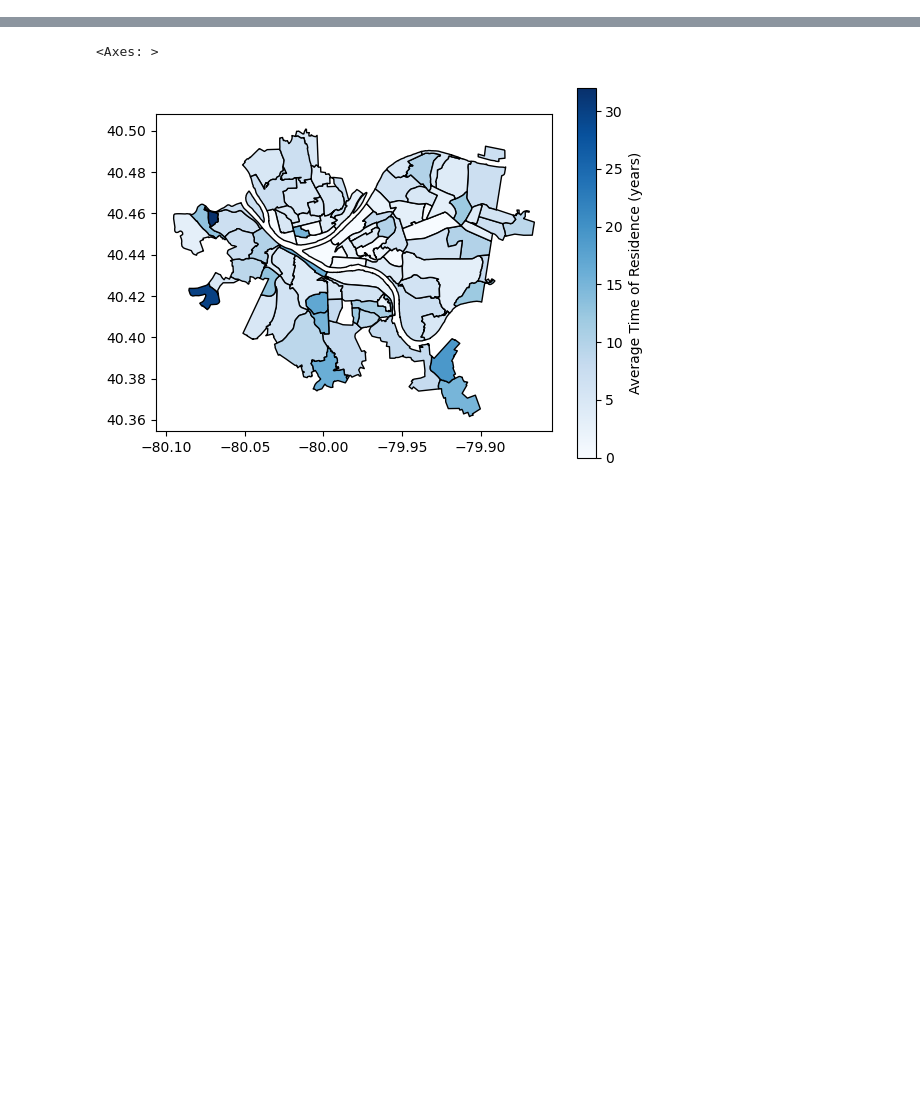
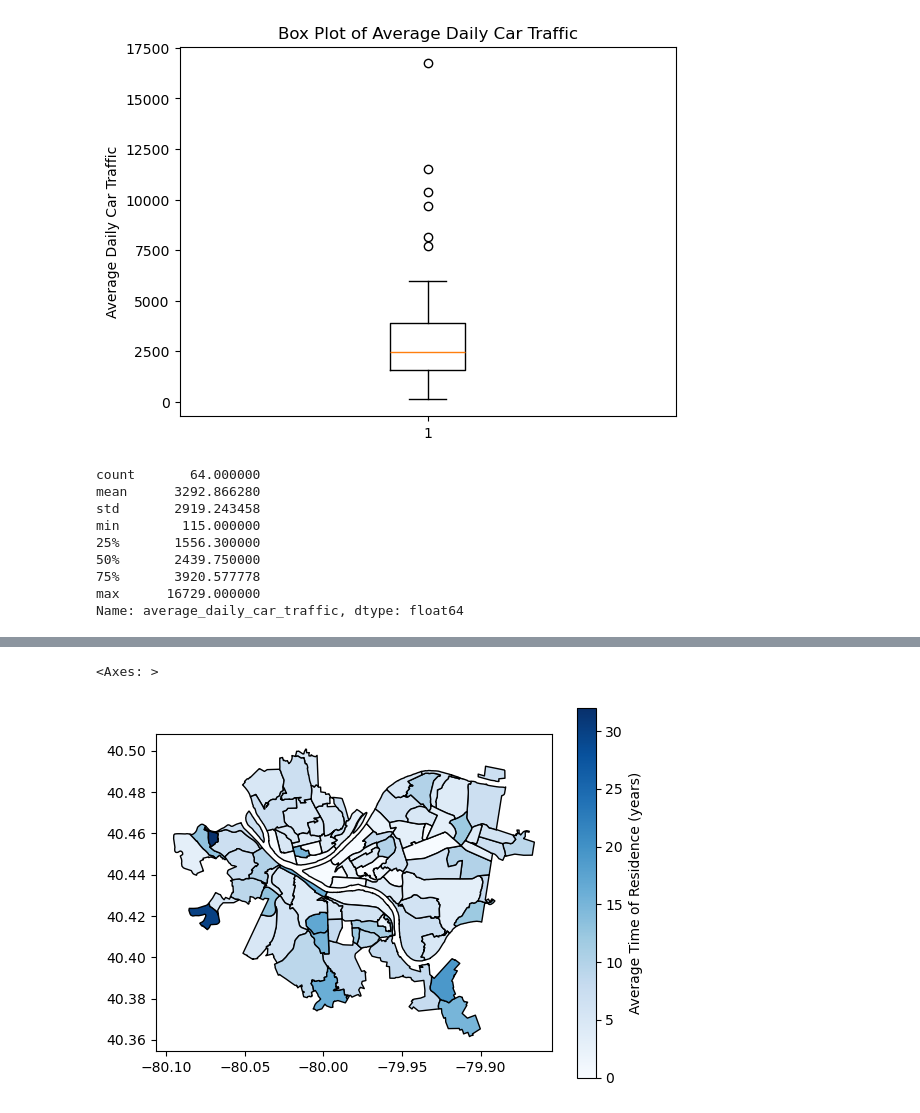
Before and after one commit to morse-rowan/CMPINF-0010-Final-Project, a Jupyter notebook: presentation.ipynb, the cells around one changed output, grey strips where cells are left out. Drawn from its saved outputs; the diff is of its cells as text; code cells hidden in the pictures; blank space fills up the shorter version.

```diff
--- a/presentation.ipynb
+++ b/presentation.ipynb
@@ -6,0 +104,17 @@
+# %%
+plt.boxplot(daily_traffic.dropna())
+plt.title('Box Plot of Average Daily Car Traffic')
+plt.ylabel('Average Daily Car Traffic')
+plt.show()
+print(daily_traffic.describe())
+# %% [output]
+[figure, added]
+count       64.000000
+mean      3292.866280
+std       2919.243458
+min        115.000000
+25%       1556.300000
+50%       2439.750000
+75%       3920.577778
+max      16729.000000
+Name: average_daily_car_traffic, dtype: float64
```
Also changed, not shown: parts of 62 cells of this notebook, 2 other files.
